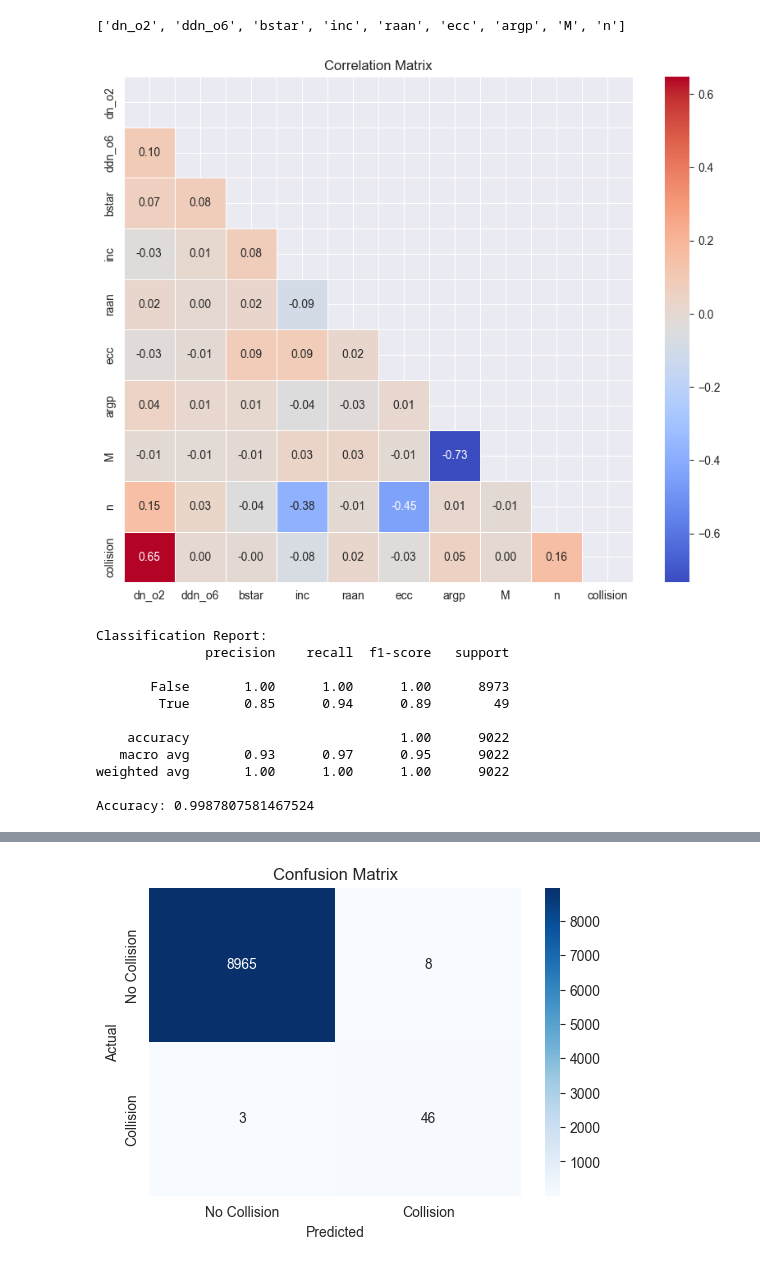
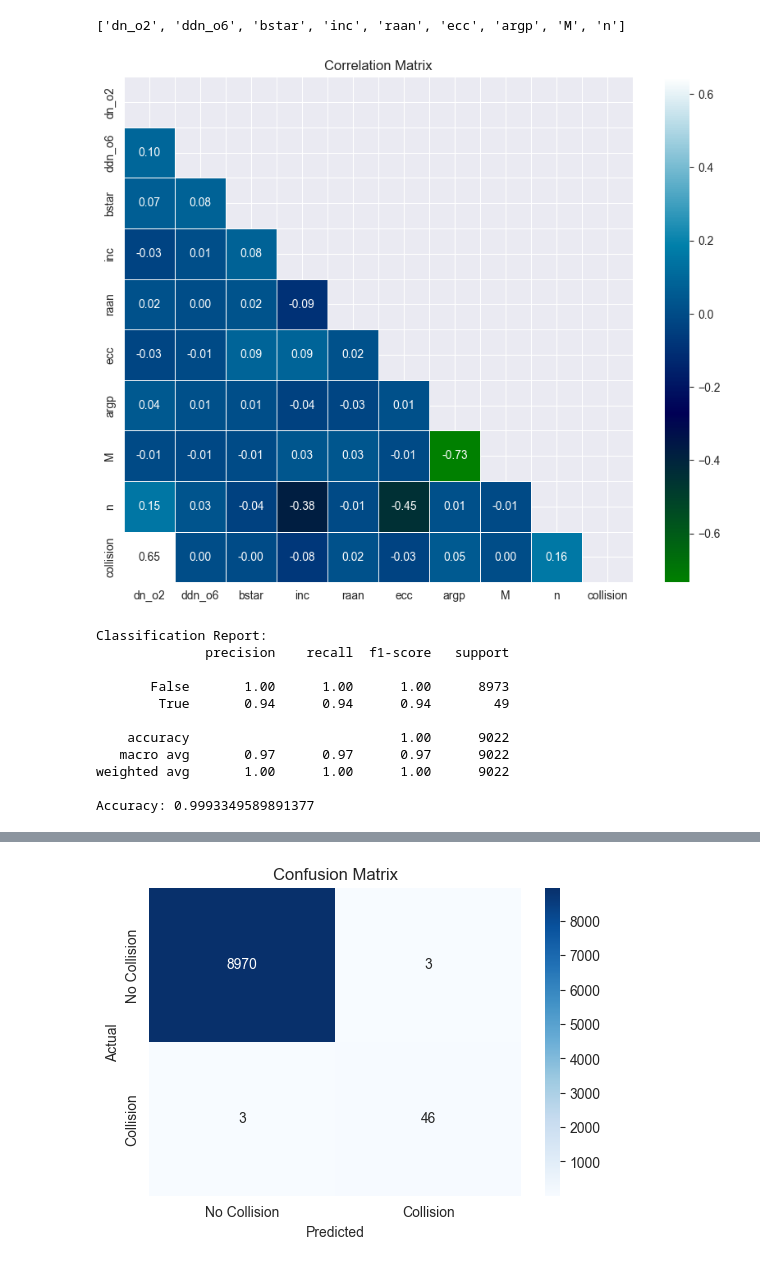
Before and after one commit to coleandreoli/SpaceDebrisCollisionPredictor, a Jupyter notebook: GetData.ipynb, the cells around one changed output, grey strips where cells are left out. Cells and saved outputs as stored; diff of their text form; code cells hidden in the pictures.

```diff
--- a/GetData.ipynb
+++ b/GetData.ipynb
@@ -29,13 +24,13 @@ def TleRespose2df(tle_response):
 if REQUEST:
     import yaml
 
-    with open("config.yaml", "r") as ymlfile:
+    with open("config.yaml", 'r') as ymlfile:
         pw = yaml.load(ymlfile, Loader=yaml.FullLoader)
     import requests
 
     # Space-Track credentials (replace with your actual credentials)
-    USERNAME = pw["username"]
-    PASSWORD = pw["password"]
+    USERNAME = pw['username']
+    PASSWORD = pw['password']
 
     # Space-Track API URL for the TLE query
     TLE_URL = "https://www.space-track.org/basicspacedata/query/class/gp/EPOCH/%3Enow-30/MEAN_MOTION/%3E11.25/format/3le"
@@ -47,7 +42,10 @@ if REQUEST:
     session = requests.Session()
 
     # Authenticate
-    login_payload = {"identity": USERNAME, "password": PASSWORD}
+    login_payload = {
+        "identity": USERNAME,
+        "password": PASSWORD
+    }
     response = session.post(LOGIN_URL, data=login_payload)
 
     if response.status_code == 200:
@@ -60,9 +58,7 @@ if REQUEST:
             df = TleRespose2df(tle_response)
             print("TLE data loaded")
         else:
-            print(
-                f"Failed to retrieve TLE data. Status code: {tle_response.status_code}"
-            )
+            print(f"Failed to retrieve TLE data. Status code: {tle_response.status_code}")
     else:
         print(f"Login failed. Status code: {response.status_code}")
 # %%
@@ -71,3 +67,6 @@ if WRITE:
 # %%
 if READ:
     df = pd.read_parquet("tledata2.parquet")
+df = df.loc[pd.to_numeric(df['norad'], errors='coerce').notna()].copy()
+df['norad'] = df['norad'].astype(str).astype(int)
+print(f"Unique: {len(df['norad'].unique())}")
@@ -107,9 +92,16 @@ col
+# %%
+col["NORAD_CAT_ID"] = col["NORAD_CAT_ID"].astype(int)
+col_list = col["NORAD_CAT_ID"].to_list()
 # %%
-df = df.loc[pd.to_numeric(df["norad"], errors="coerce").notna()].copy()
-df["norad"] = df["norad"].astype(int)
+df = df.loc[pd.to_numeric(df['norad'], errors='coerce').notna()].copy()
+df['norad'] = df['norad'].astype(str).astype(int)
 
-df.loc[:, "collision"] = df["norad"].isin(col["OBJECT_NUMBER"])
-df.loc[:, "a"] = (398600 / ((df["n"] * (2 * np.pi) / 86400) ** 2)) ** (1 / 3)
+# df.loc[:, "collision"] = df["norad"].isin(col["NORAD_CAT_ID"])
+df["collision"] = False
+df.loc[df["norad"].isin(col_list), "collision"] = True
+df["collision"] = df["collision"].astype(bool)
+df.loc[:, "a"] = (398600 / ((df["n"] * (2 * np.pi) / 86400) ** 2)) ** (1/3)
 
 # oe = ['dn_o2', 'ddn_o6', 'bstar', 'inc', 'raan','ecc', 'argp', 'M', 'n', 'a']
-oe = ["dn_o2", "ddn_o6", "bstar", "inc", "raan", "ecc", "argp", "M", "n"]
+oe = ['dn_o2', 'ddn_o6', 'bstar', 'inc', 'raan','ecc', 'argp', 'M', 'n']
+df[df["norad"] == 62608]
@@ -184,35 +159,34 @@ oe
 # %% [output]
 ['dn_o2', 'ddn_o6', 'bstar', 'inc', 'raan', 'ecc', 'argp', 'M', 'n']
 # %%
+import seaborn as sns
 oec = oe + ["collision"]
 corr_matrix = df[oec].corr()
 
 # Plot the heatmap
 plt.figure(figsize=(10, 8))
 mask = np.triu(np.ones_like(corr_matrix, dtype=bool))
-sns.heatmap(
-    corr_matrix, mask=mask, annot=True, fmt=".2f", linewidths=0.5, cmap="coolwarm"
-)
+sns.heatmap(corr_matrix, mask=mask, annot=True, fmt=".2f", linewidths=0.5, cmap="ocean")
 plt.title("Correlation Matrix")
 plt.show()
 # %% [output]
-[figure, old version]
+[figure, new version]
 # %%
 import pandas as pd
 from sklearn.model_selection import train_test_split
 from sklearn.tree import DecisionTreeClassifier
 from sklearn.metrics import classification_report, accuracy_score
 
-X = df[oe]  # Feature columns
-y = df["collision"]  # Target column (True if collision, False otherwise)
+X = df[oe]   # Feature columns
+y = df['collision']      # Target column (True if collision, False otherwise)
 
 # Split the data into training and testing sets
-X_train, X_test, y_train, y_test = train_test_split(
-    X, y, test_size=0.4, random_state=42
-)
+X_train, X_test, y_train, y_test = train_test_split(X, y, test_size=0.4, random_state=42)
 
 # Initialize the Decision Tree Classifier
-clf = DecisionTreeClassifier(random_state=42)
+# clf = DecisionTreeClassifier(random_state=42)
+from sklearn.ensemble import RandomForestClassifier
+clf = RandomForestClassifier(n_estimators=100, random_state=42)
 
 # Train the classifier on the training data
 clf.fit(X_train, y_train)
@@ -229,13 +203,13 @@ Classification Report:
               precision    recall  f1-score   support
 
        False       1.00      1.00      1.00      8973
-        True       0.85      0.94      0.89        49
+        True       0.94      0.94      0.94        49
 
     accuracy                           1.00      9022
-   macro avg       0.93      0.97      0.95      9022
+   macro avg       0.97      0.97      0.97      9022
 weighted avg       1.00      1.00      1.00      9022
 
-Accuracy: 0.9987807581467524
+Accuracy: 0.9993349589891377
 # %%
 # Get feature importances
 feature_importance = clf.feature_importances_
```
Also changed, not shown: parts of 21 cells of this notebook, 5 other files.
